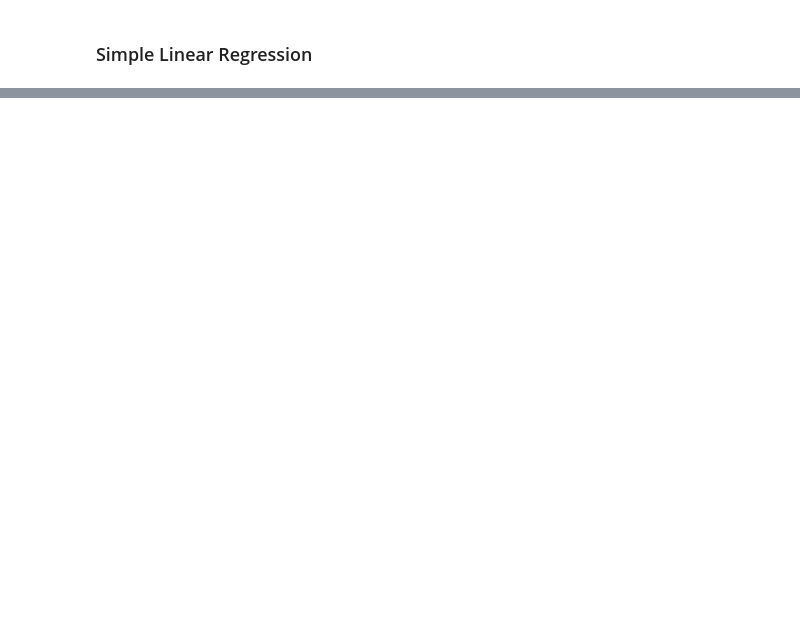
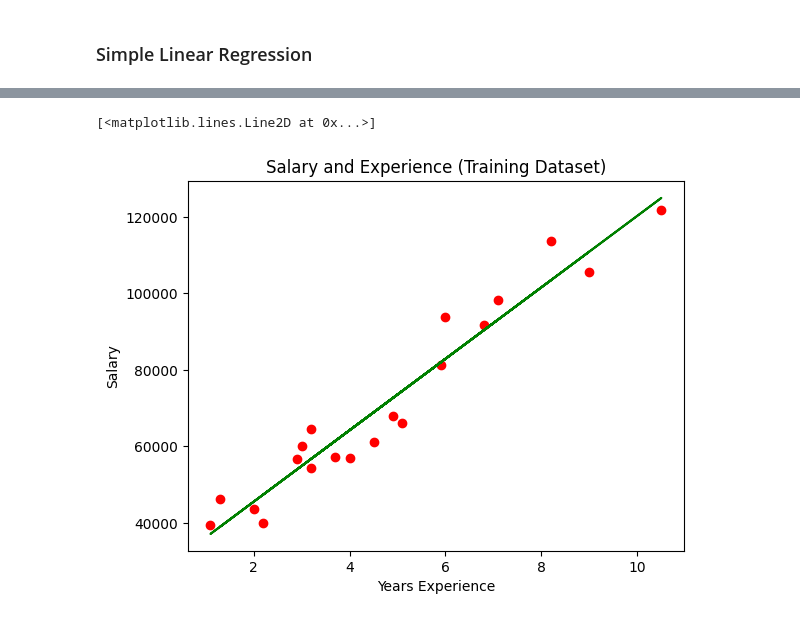
Before and after one commit to mrshakil015/Machine-Learning-Practice, a Jupyter notebook: 02_Simple_Linear_Regression_01.ipynb, the cells around one changed output, grey strips where cells are left out. Drawn from its saved outputs; the diff is of its cells as text; code cells hidden in the pictures; blank space fills up the shorter version.

```diff
--- a/02_Simple_Linear_Regression_01.ipynb
+++ b/02_Simple_Linear_Regression_01.ipynb
@@ -68,0 +205,3 @@ Reshape your data either using array.reshape(-1, 1) if your data has a single fe
+# %%
+xPred= splmodel.predict(Xtrain)
+xPred
@@ -68,0 +255,9 @@ Reshape your data either using array.reshape(-1, 1) if your data has a single fe
+# %%
+plt.scatter(Xtrain,Ytrain,color='red')
+plt.xlabel('Years Experience')
+plt.ylabel('Salary')
+plt.title('Salary and Experience (Training Dataset)')
+plt.plot(Xtrain,xPred, color="green")
+# %% [output]
+[<matplotlib.lines.Line2D at 0x...>]
+[figure, added]
```
Also changed, not shown: parts of 20 cells of this notebook, 2 other files.
